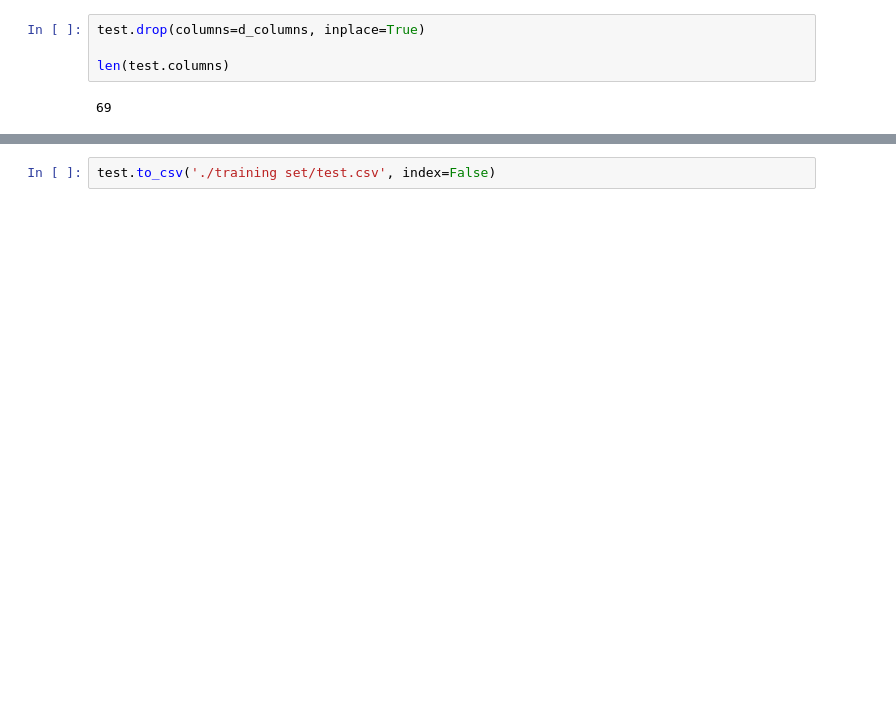
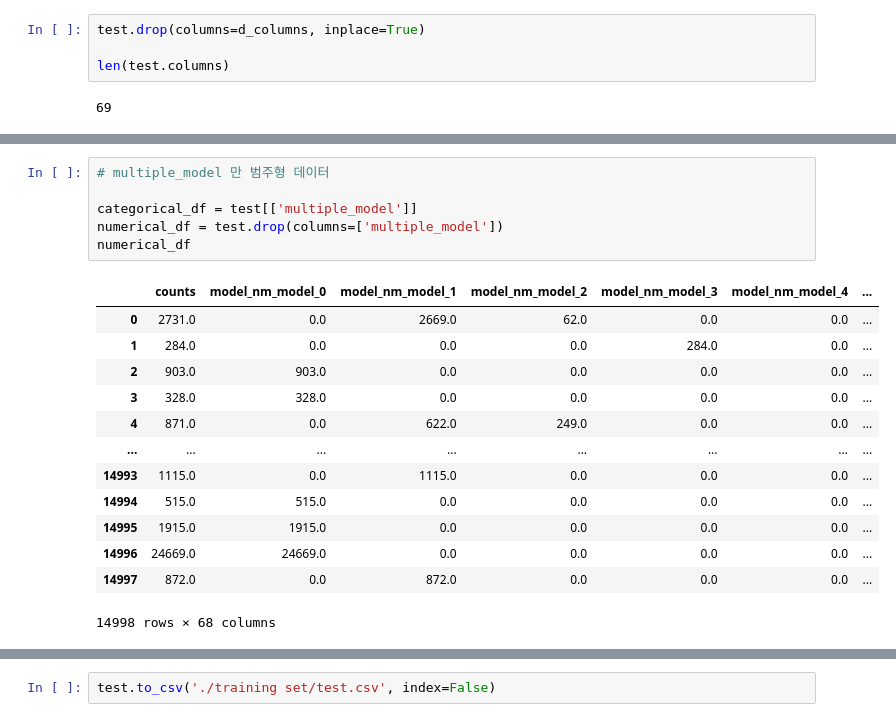
Before and after one commit to LEEHM97/machine-learning-exercises, a Jupyter notebook: 10.DAYCON대회_사용자불편예지/make_test_set.ipynb, the cells around one changed output, grey strips where cells are left out. Cells and saved outputs as stored; diff of their text form; blank space fills up the shorter version.

```diff
--- a/10.DAYCON대회_사용자불편예지/make_test_set.ipynb
+++ b/10.DAYCON대회_사용자불편예지/make_test_set.ipynb
@@ -258,0 +281,20 @@ len(test.columns)
+# %%
+# multiple_model 만 범주형 데이터
+
+categorical_df = test[['multiple_model']]
+numerical_df = test.drop(columns=['multiple_model'])
+numerical_df
+# %% [output]
+|  | counts | model_nm_model_0 | model_nm_model_1 | model_nm_model_2 | model_nm_model_3 | model_nm_model_4 | ... |
+| 0 | 2731.0 | 0.0 | 2669.0 | 62.0 | 0.0 | 0.0 | ... |
+| 1 | 284.0 | 0.0 | 0.0 | 0.0 | 284.0 | 0.0 | ... |
+| 2 | 903.0 | 903.0 | 0.0 | 0.0 | 0.0 | 0.0 | ... |
+| 3 | 328.0 | 328.0 | 0.0 | 0.0 | 0.0 | 0.0 | ... |
+| 4 | 871.0 | 0.0 | 622.0 | 249.0 | 0.0 | 0.0 | ... |
+| ... | ... | ... | ... | ... | ... | ... | ... |
+| 14993 | 1115.0 | 0.0 | 1115.0 | 0.0 | 0.0 | 0.0 | ... |
+| 14994 | 515.0 | 515.0 | 0.0 | 0.0 | 0.0 | 0.0 | ... |
+| 14995 | 1915.0 | 1915.0 | 0.0 | 0.0 | 0.0 | 0.0 | ... |
+| 14996 | 24669.0 | 24669.0 | 0.0 | 0.0 | 0.0 | 0.0 | ... |
+| 14997 | 872.0 | 0.0 | 872.0 | 0.0 | 0.0 | 0.0 | ... |
+14998 rows × 68 columns
```
Also changed, not shown: parts of 5 cells of this notebook.
